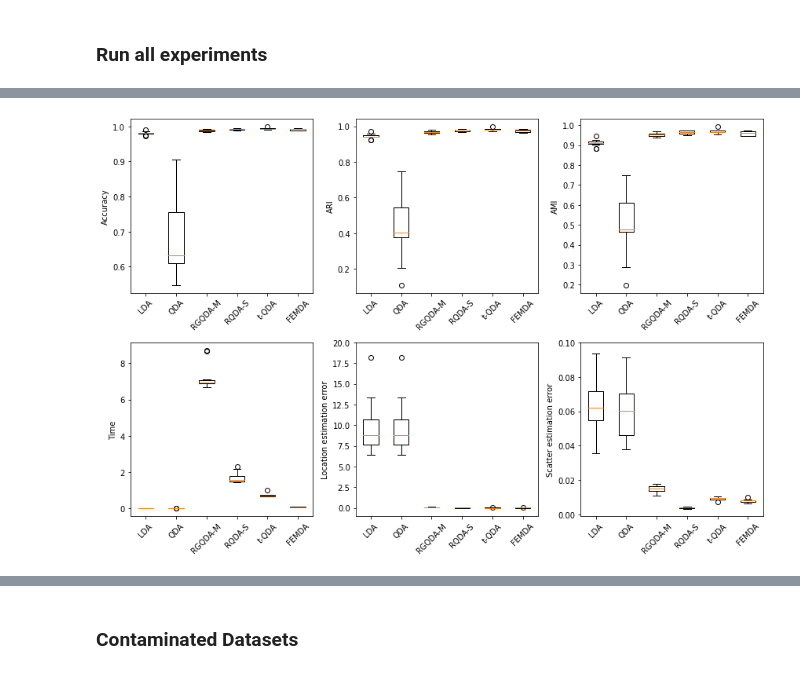
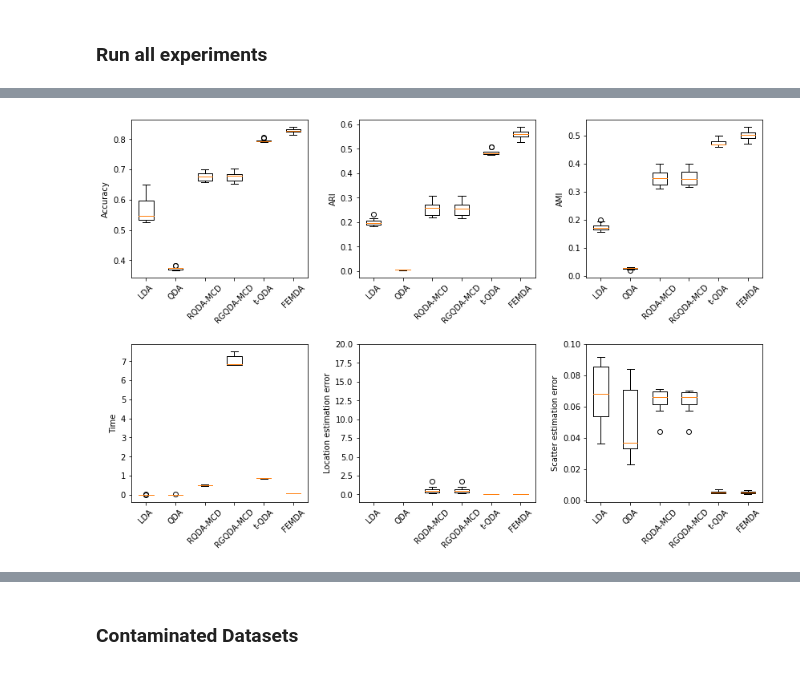
Before and after one commit to Andrewwango/femda, a Jupyter notebook: python/experiments.ipynb, the cells around one changed output, grey strips where cells are left out. Drawn from its saved outputs; the diff is of its cells as text; code cells hidden in the pictures.

```diff
--- a/experiments.ipynb
+++ b/python/experiments.ipynb
@@ -1251,4 +783,4 @@ N 1500 Accuracy 0.98733 ARI 0.96261 AMI 0.94127
 # %%
-box_plot(result_book3, algos=["LDA","QDA","RGQDA-M", "RQDA-S","t-QDA","FEMDA"], measures=["Time", "Accuracy", "ARI", "AMI", "Location estimation error", "Scatter estimation error"], e_loc_lims=[-1,20], e_sc_lims=[-0.001, 0.1])
+fig,extents=box_plot(result_book3_50, algos=["LDA","QDA","RQDA-MCD","RGQDA-MCD","t-QDA","FEMDA"], measures=["Time", "Accuracy", "ARI", "AMI", "Location estimation error", "Scatter estimation error"], e_loc_lims=[-1,20], e_sc_lims=[-0.001, 0.1])
 # %% [output]
-[figure, old version]
+[figure, new version]
```
Also changed, not shown: parts of 101 cells of this notebook, 39 other files.
